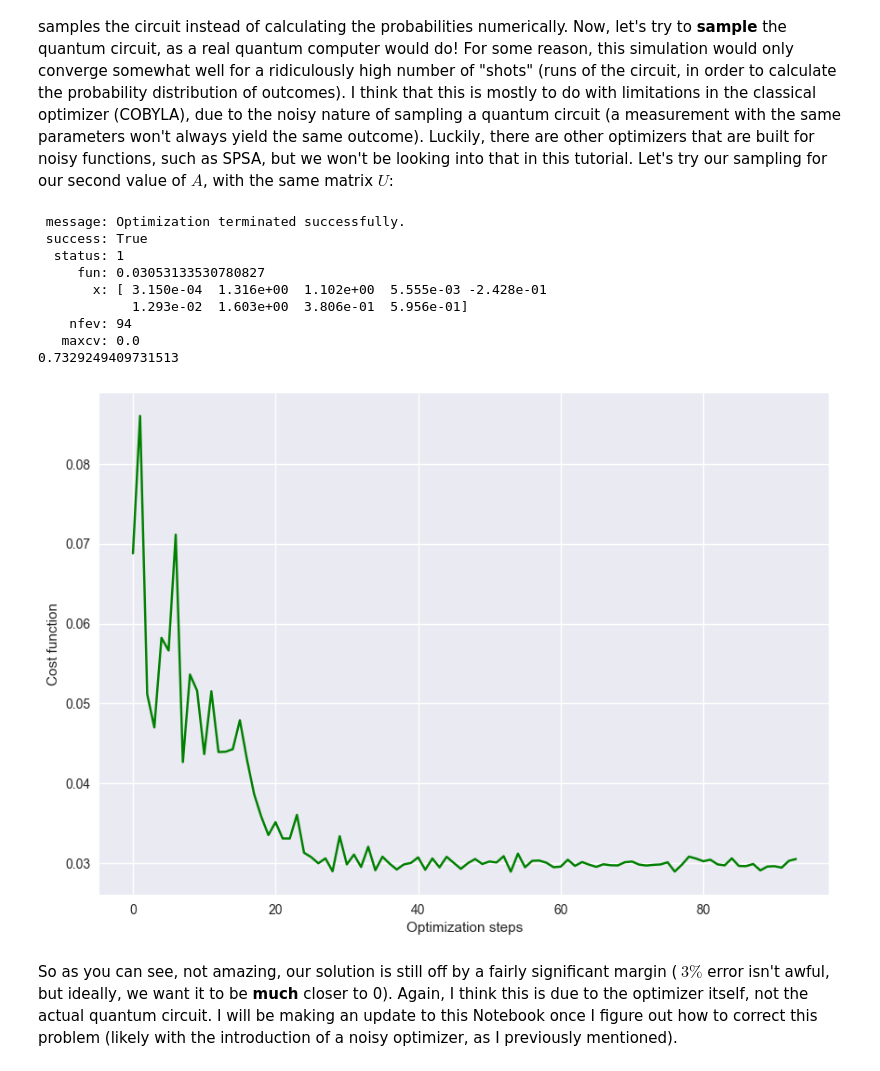
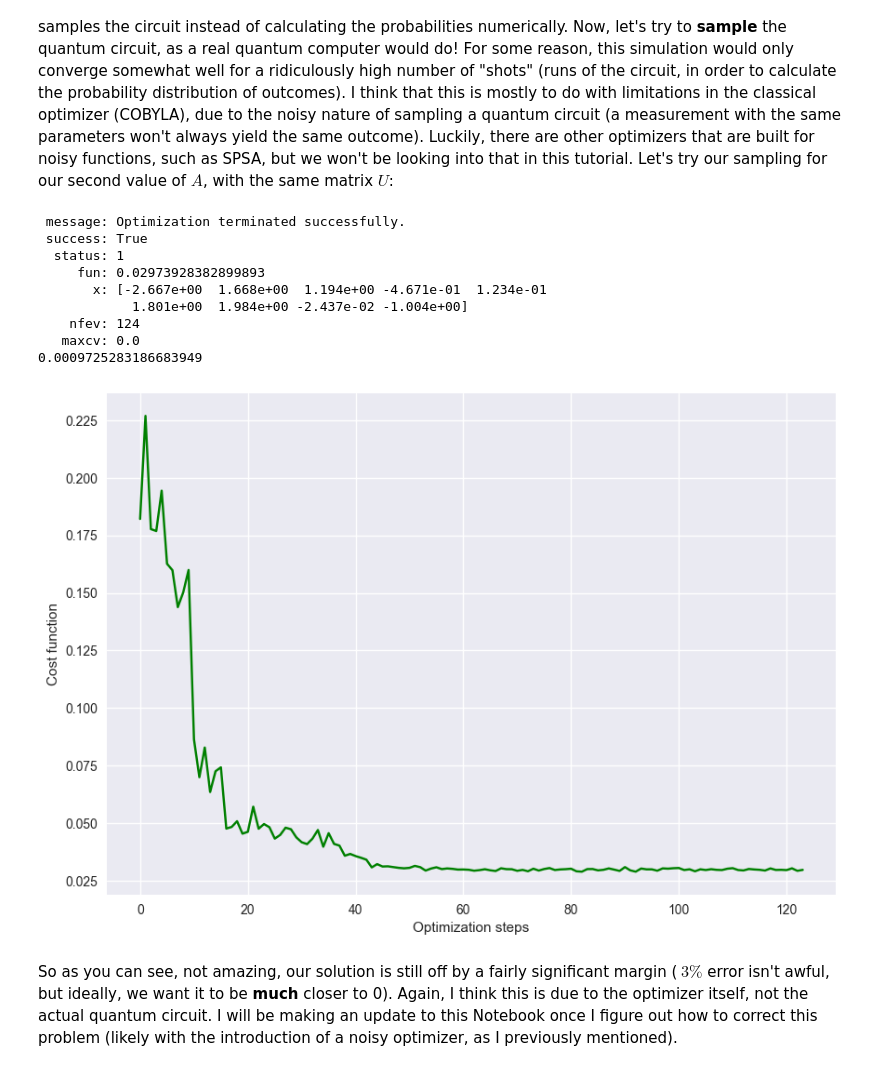
Before and after one commit to cezaris13/CourseWork, a Jupyter notebook: vqls.ipynb, the cells around one changed output. Drawn from its saved outputs; the diff is of its cells as text; code cells hidden in the pictures.

```diff
--- a/vqls.ipynb
+++ b/vqls.ipynb
@@ -386,7 +416,8 @@ def calculateCostFunction(parameters: list, args: list) -> float:
     parameters = [parameters[0:3], parameters[3:6], parameters[6:9]]
     gateSet = args[0]
     coefficientSet = args[1]
-    totalNumberOfQubits = args[2]
+    weights = args[2]
+    totalNumberOfQubits = args[3]
 
     backend = Aer.get_backend('aer_simulator')
 
@@ -419,9 +450,9 @@ def calculateCostFunction(parameters: list, args: list) -> float:
                 circ = QuantumCircuit(totalNumberOfQubits, totalNumberOfQubits)
 
                 if (extra == 0):
-                    specialHadamardTest(circ, gateSetI, [1, 2, 3], 0, parameters)
+                    specialHadamardTest(circ, gateSetI, [1, 2, 3], 0, parameters,weights)
                 if (extra == 1):
-                    specialHadamardTest(circ, gateSetJ, [1, 2, 3], 0, parameters)
+                    specialHadamardTest(circ, gateSetJ, [1, 2, 3], 0, parameters,weights)
 
                 circ.save_statevector()
                 t_circ = transpile(circ, backend)
@@ -487,10 +518,10 @@ def ansatzTest(circ: QuantumCircuit, outF: list):
     result = job.result()
     return result.get_statevector(circ, decimals=10)
 
-def minimization(costFunction: callable, gateSet: list, coefficientSet: list, totalNeededQubits: int, method:str = "COBYLA") -> list:
+def minimization(costFunction: callable, gateSet: list, coefficientSet: list, totalNeededQubits: int, weights: list,method:str = "COBYLA") -> list:
     x = [float(random.randint(0,3000)) for _ in range(0, 9)]
     x = x/np.linalg.norm(x)
-    out = minimize(costFunction, x0=x, args=[gateSet, coefficientSet, totalNeededQubits], method=method, options={'maxiter':200})
+    out = minimize(costFunction, x0=x, args=[gateSet, coefficientSet,weights, totalNeededQubits], method=method, options={'maxiter':200})
     print(out)
     return [out['x'][0:3], out['x'][3:6], out['x'][6:9]]
 
@@ -564,9 +594,10 @@ Again, we run our optimization code:
 # %%
 coefficientSet = [0.55, 0.225, 0.225]
 gateSet = [[0, 0, 0], [0, 1, 0], [0, 0, 1]]
+weights = getBArray([1, 1, 1, 1, 1, 1, 1, 1])
 
 costHistory = []
-out_f = minimization(calculateCostFunction, gateSet=gateSet, coefficientSet= coefficientSet, totalNeededQubits=totalNeededQubits)
+out_f = minimization(calculateCostFunction, gateSet=gateSet, coefficientSet= coefficientSet, totalNeededQubits=totalNeededQubits, weights=weights)
 circ = QuantumCircuit(qubits, qubits)
 o = ansatzTest(circ, out_f)
 
@@ -575,9 +606,7 @@ a0 = coefficientSet[1]*np.kron(identityGate(),np.kron(zGate(),identityGate()))
 a2 = coefficientSet[0]*np.kron(identityGate(),np.kron(identityGate(),identityGate()))
 A = np.add(np.add(a2, a0), a1)
 
-b = setB(qubits)
-
-getApproximationValue(A, b, o)
+getApproximationValue(A, weights, o)
 plotCost(costHistory)
 # %% [output]
  message: Maximum number of function evaluations has been exceeded.
@@ -602,7 +631,8 @@ def calculateCostFunction(parameters: list, args: list) -> float:
     parameters = [parameters[0:3], parameters[3:6], parameters[6:9]]
     gateSet = args[0]
     coefficientSet = args[1]
-    totalNeededQubits = args[2]
+    weights = args[2]
+    totalNeededQubits = args[3]
 
     backend = Aer.get_backend('aer_simulator')
 
@@ -634,9 +664,9 @@ def calculateCostFunction(parameters: list, args: list) -> float:
                 circ = QuantumCircuit(totalNeededQubits,1)
 
                 if (extra == 0):
-                    specialHadamardTest(circ,gateSetI, [1, 2, 3], 0, parameters)
+                    specialHadamardTest(circ,gateSetI, [1, 2, 3], 0, parameters,weights)
                 if (extra == 1):
-                    specialHadamardTest(circ,gateSetJ, [1, 2, 3], 0, parameters)
+                    specialHadamardTest(circ,gateSetJ, [1, 2, 3], 0, parameters,weights)
 
                 circ.measure(0, 0)
 
@@ -663,31 +693,30 @@ def calculateCostFunction(parameters: list, args: list) -> float:
 # %%
 costHistory = []
 coefficientSet = [0.55, 0.225, 0.225]
 gateSet = [[0, 0, 0], [0, 1, 0], [0, 0, 1]]
+weights = getBArray([1, 1, 1, 1, 1, 1, 1, 1])
 
-out_f = minimization(calculateCostFunction, gateSet = gateSet, coefficientSet = coefficientSet, totalNeededQubits = totalNeededQubits)
+out_f = minimization(calculateCostFunction, gateSet = gateSet, coefficientSet = coefficientSet, totalNeededQubits = totalNeededQubits, weights = weights)
 circ = QuantumCircuit(qubits, qubits)
 o = ansatzTest(circ, out_f)
 
 a1 = coefficientSet[2]*np.kron(zGate(),np.kron(identityGate(),identityGate()))
 a0 = coefficientSet[1]*np.kron(identityGate(),np.kron(zGate(),identityGate()))
 a2 = coefficientSet[0]*np.kron(identityGate(),np.kron(identityGate(),identityGate()))
 A = np.add(np.add(a2, a0), a1)
 
-b = setB(qubits)
-
-getApproximationValue(A, b, o)
+getApproximationValue(A, weights, o)
 plotCost(costHistory)
 # %% [output]
  message: Optimization terminated successfully.
  success: True
   status: 1
-     fun: 0.03053133530780827
-       x: [ 3.150e-04  1.316e+00  1.102e+00  5.555e-03 -2.428e-01
-            1.293e-02  1.603e+00  3.806e-01  5.956e-01]
-    nfev: 94
+     fun: 0.02973928382899893
+       x: [-2.667e+00  1.668e+00  1.194e+00 -4.671e-01  1.234e-01
+            1.801e+00  1.984e+00 -2.437e-02 -1.004e+00]
+    nfev: 124
    maxcv: 0.0
-0.7329249409731513
+0.0009725283186683949
-[figure, old version]
+[figure, new version]
 # %% [markdown]
 So as you can see, not amazing, our solution is still off by a fairly significant margin ($~3\%$ error isn't awful, but ideally, we want it to be **much** closer to 0). Again, I think this is due to the optimizer itself, not the actual quantum circuit. I will be making an update to this Notebook once I figure out how to correct this problem (likely with the introduction of a noisy optimizer, as I previously mentioned).
```
Also changed, not shown: parts of 6 cells of this notebook.
